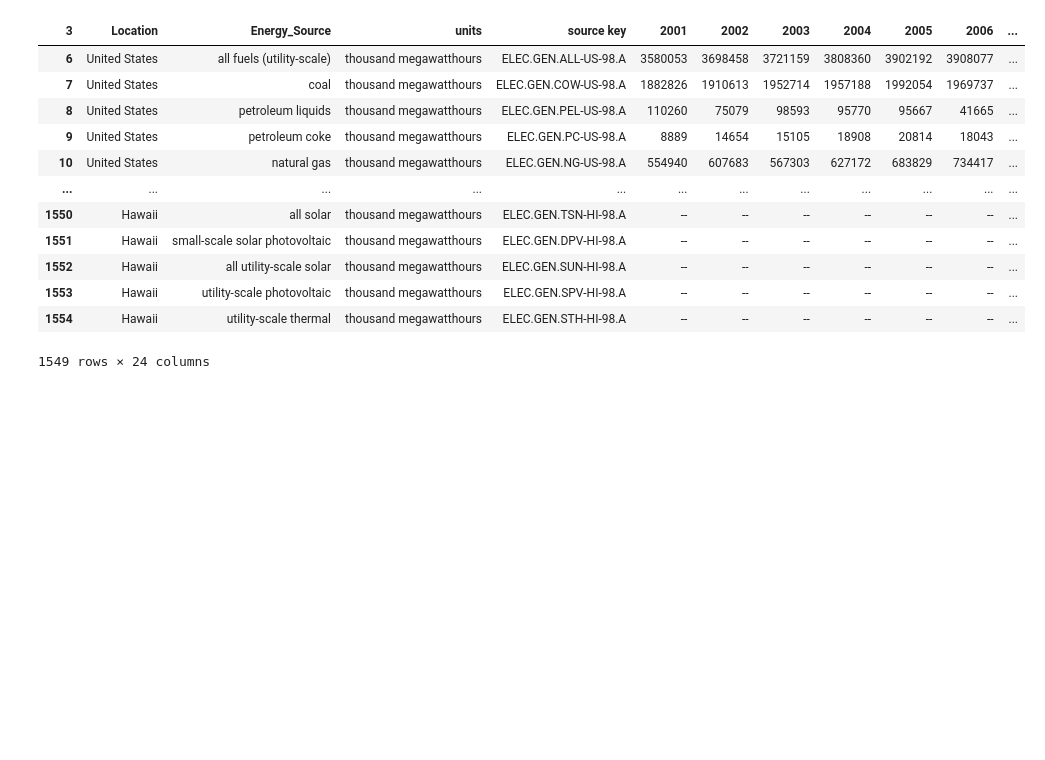
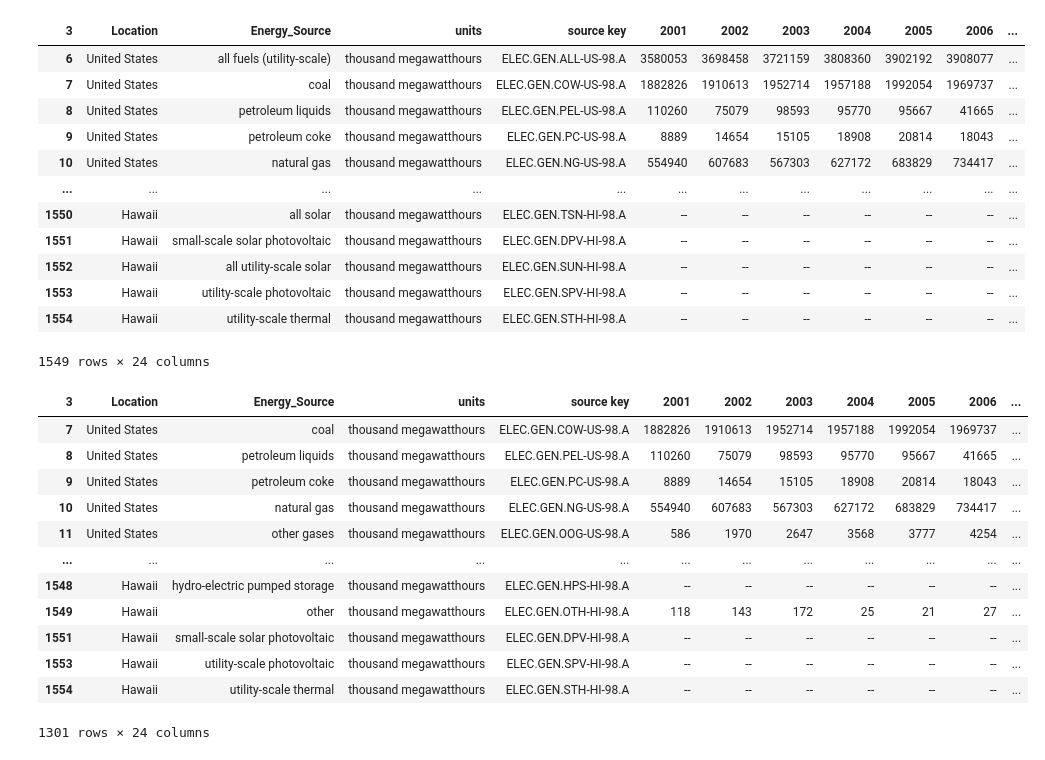
Before and after one commit to Mitchemoto/project-1-, a Jupyter notebook: Energy_Source_Clean.ipynb, the cells around one changed output. Cells and saved outputs as stored; diff of their text form; code cells hidden in the pictures; blank space fills up the shorter version.

```diff
--- a/Energy_Source_Clean.ipynb
+++ b/Energy_Source_Clean.ipynb
@@ -148,13 +148,27 @@ array([' all fuels (utility-scale)', ' coal', ' petroleum liquids',
        ' hydro-electric pumped storage', ' other', ' all solar',
        ' small-scale solar photovoltaic', None], dtype=object)
 # %%
-mapper={' all fuels (utility-scale)': 'all', ' coal': 'non-renewable', ' petroleum liquids': 'non-renewable',
-       ' petroleum coke':'non-renewable', ' natural gas':'non-renewable', ' other gases':'non-renewable',
-       ' nuclear':'non-renewable',' conventional hydroelectric':'renewable', ' other renewables':'renewable',
-       ' wind':'renewable',' all utility-scale solar':'all', ' utility-scale photovoltaic':'renewable',
-       ' utility-scale thermal':'renewable', ' geothermal':'renewable', ' biomass':'renewable',' wood and wood-derived fuels':'non-renewable',
-       ' other biomass': 'renewable',' hydro-electric pumped storage':'renewable', ' other':'non-renewable', ' all solar':'all',
-       ' small-scale solar photovoltaic':'renewable'}
+mapper={' all fuels (utility-scale)': 'all',
+        ' coal': 'non-renewable',
+        ' petroleum liquids': 'non-renewable',
+        ' petroleum coke':'non-renewable',
+        ' natural gas':'non-renewable',
+        ' other gases':'non-renewable',
+        ' nuclear':'non-renewable',
+        ' conventional hydroelectric':'renewable',
+        ' other renewables':'renewable',
+        ' wind':'renewable',
+        ' all utility-scale solar':'all',
+        ' utility-scale photovoltaic':'renewable',
+        ' utility-scale thermal':'renewable',
+        ' geothermal':'renewable',
+        ' biomass':'renewable',
+        ' wood and wood-derived fuels':'non-renewable',
+        ' other biomass': 'renewable',
+        ' hydro-electric pumped storage':'renewable',
+        ' other':'non-renewable',
+        ' all solar':'all',
+        ' small-scale solar photovoltaic':'renewable'}
 
 energy_df['Renewable']=energy_df['Energy_Source'].map(mapper)
 
@@ -173,3 +187,20 @@ energy_df
 | 1553 | Hawaii | utility-scale photovoltaic | thousand megawatthours | ELEC.GEN.SPV-HI-98.A | -- | -- | -- | -- | -- | -- | ... |
 | 1554 | Hawaii | utility-scale thermal | thousand megawatthours | ELEC.GEN.STH-HI-98.A | -- | -- | -- | -- | -- | -- | ... |
 1549 rows × 24 columns
+# %%
+filtered_df=energy_df[energy_df['Renewable']!='all']
+filtered_df
+# %% [output]
+| 3 | Location | Energy_Source | units | source key | 2001 | 2002 | 2003 | 2004 | 2005 | 2006 | ... |
+| 7 | United States | coal | thousand megawatthours | ELEC.GEN.COW-US-98.A | 1882826 | 1910613 | 1952714 | 1957188 | 1992054 | 1969737 | ... |
+| 8 | United States | petroleum liquids | thousand megawatthours | ELEC.GEN.PEL-US-98.A | 110260 | 75079 | 98593 | 95770 | 95667 | 41665 | ... |
+| 9 | United States | petroleum coke | thousand megawatthours | ELEC.GEN.PC-US-98.A | 8889 | 14654 | 15105 | 18908 | 20814 | 18043 | ... |
+| 10 | United States | natural gas | thousand megawatthours | ELEC.GEN.NG-US-98.A | 554940 | 607683 | 567303 | 627172 | 683829 | 734417 | ... |
+| 11 | United States | other gases | thousand megawatthours | ELEC.GEN.OOG-US-98.A | 586 | 1970 | 2647 | 3568 | 3777 | 4254 | ... |
+| ... | ... | ... | ... | ... | ... | ... | ... | ... | ... | ... | ... |
+| 1548 | Hawaii | hydro-electric pumped storage | thousand megawatthours | ELEC.GEN.HPS-HI-98.A | -- | -- | -- | -- | -- | -- | ... |
+| 1549 | Hawaii | other | thousand megawatthours | ELEC.GEN.OTH-HI-98.A | 118 | 143 | 172 | 25 | 21 | 27 | ... |
+| 1551 | Hawaii | small-scale solar photovoltaic | thousand megawatthours | ELEC.GEN.DPV-HI-98.A | -- | -- | -- | -- | -- | -- | ... |
+| 1553 | Hawaii | utility-scale photovoltaic | thousand megawatthours | ELEC.GEN.SPV-HI-98.A | -- | -- | -- | -- | -- | -- | ... |
+| 1554 | Hawaii | utility-scale thermal | thousand megawatthours | ELEC.GEN.STH-HI-98.A | -- | -- | -- | -- | -- | -- | ... |
+1301 rows × 24 columns
```
Also changed, not shown: parts of 2 cells of this notebook.
